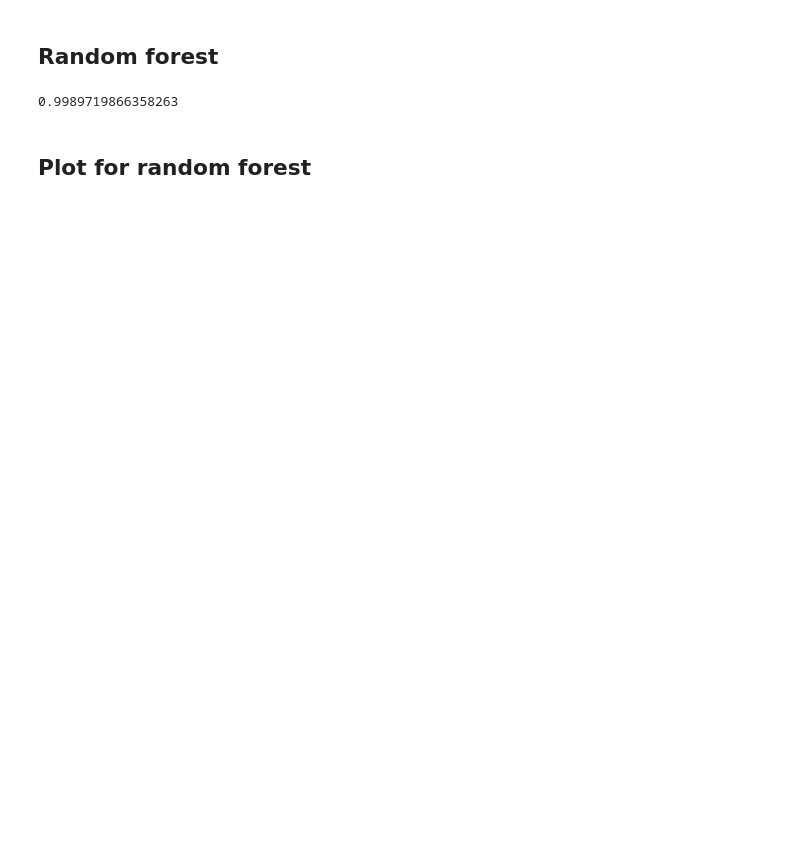
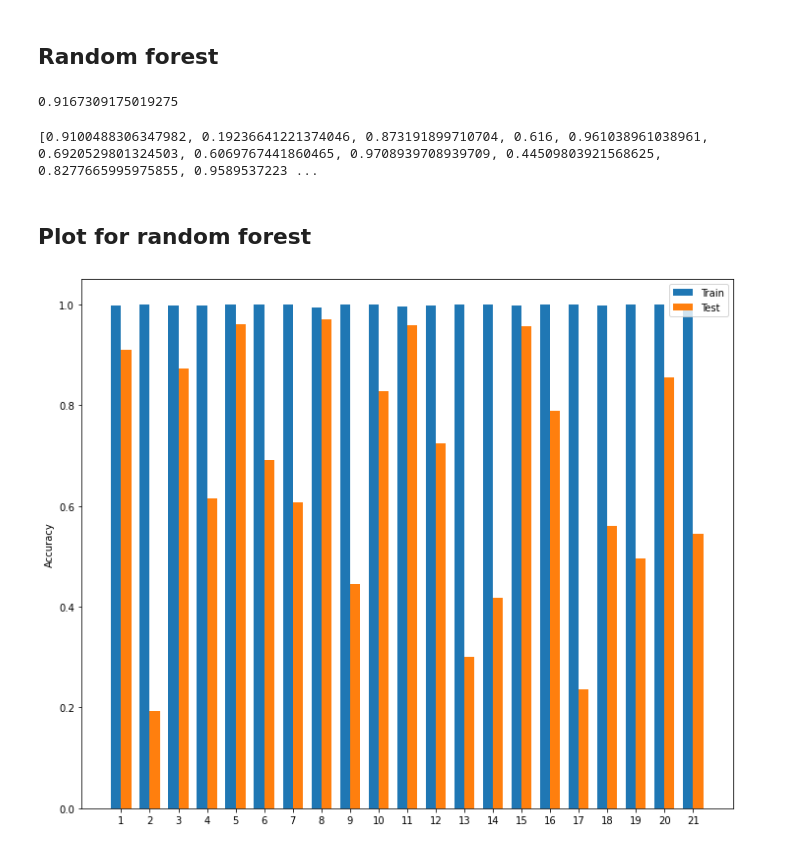
Before and after one commit to DubKoldun/university-courses, a Jupyter notebook: MachineLearning/DecisionTree/DecisionTree.ipynb, the cells around one changed output. Drawn from its saved outputs; the diff is of its cells as text; code cells hidden in the pictures; blank space fills up the shorter version.

```diff
--- a/MachineLearning/DecisionTree/DecisionTree.ipynb
+++ b/MachineLearning/DecisionTree/DecisionTree.ipynb
@@ -177,7 +177,7 @@ class RandomForest():
         self.forest = []
         self.cur_forest_size = 0
 
-    def __fit_one(self, train_x, train_y, criterion="entropy", splitter="best", max_features="sqrt"):
+    def __fit_one(self, train_x, train_y, criterion="entropy", splitter="random"):
         if self.cur_forest_size == self.size:
             return
 
@@ -225,7 +225,7 @@ forest = RandomForest()
 forest.fit(trains_x[0], trains_y[0])
 forest.predict_and_score(tests_x[0], tests_y[0])
 # %% [output]
-0.9989719866358263
+0.9167309175019275
 # %%
 scores_train = []
 scores_test = []
@@ -236,6 +236,8 @@ for i in range(0,21):
     scores_test.append(forest.predict_and_score(tests_x[i], tests_y[i]))
     scores_train.append(forest.predict_and_score(trains_x[i], trains_y[i]))
 print(scores_test, scores_train)
+# %% [output]
+[0.9100488306347982, 0.19236641221374046, 0.873191899710704, 0.616, 0.961038961038961, 0.6920529801324503, 0.6069767441860465, 0.9708939708939709, 0.44509803921568625, 0.8277665995975855, 0.9589537223 ...
 # %% [markdown]
 ## Plot for random forest
 # %%
@@ -243,36 +245,35 @@ import matplotlib
 import matplotlib.pyplot as plt
 import numpy as np
 
 
-labels = ['Set number {0}'.format(i) for i in range(1,22)]
+labels = ['{0}'.format(i) for i in range(1,22)]
 
 x = np.arange(len(labels))  # the label locations
 width = 0.35  # the width of the bars
 
 fig, ax = plt.subplots()
 rects1 = ax.bar(x - width/2, scores_train, width, label='Train')
 rects2 = ax.bar(x + width/2, scores_test, width, label='Test')
 
 # Add some text for labels, title and custom x-axis tick labels, etc.
 ax.set_ylabel('Accuracy')
 ax.set_xticks(x)
 ax.set_xticklabels(labels)
 ax.legend()
 
 
 def autolabel(rects):
-    """Attach a text label above each bar in *rects*, displaying its height."""
     for rect in rects:
         height = rect.get_height()
         ax.annotate('{}'.format(height),
                     xy=(rect.get_x() + rect.get_width() / 2, height),
                     xytext=(0, 3),  # 3 points vertical offset
                     textcoords="offset points",
                     ha='center', va='bottom')
-
-autolabel(rects1)
-autolabel(rects2)
-
+fig.set_figheight(8)
+fig.set_figwidth(10)
 fig.tight_layout()
 
 plt.show()
+# %% [output]
+[figure, added]
```
Also changed, not shown: parts of 3 cells of this notebook.
